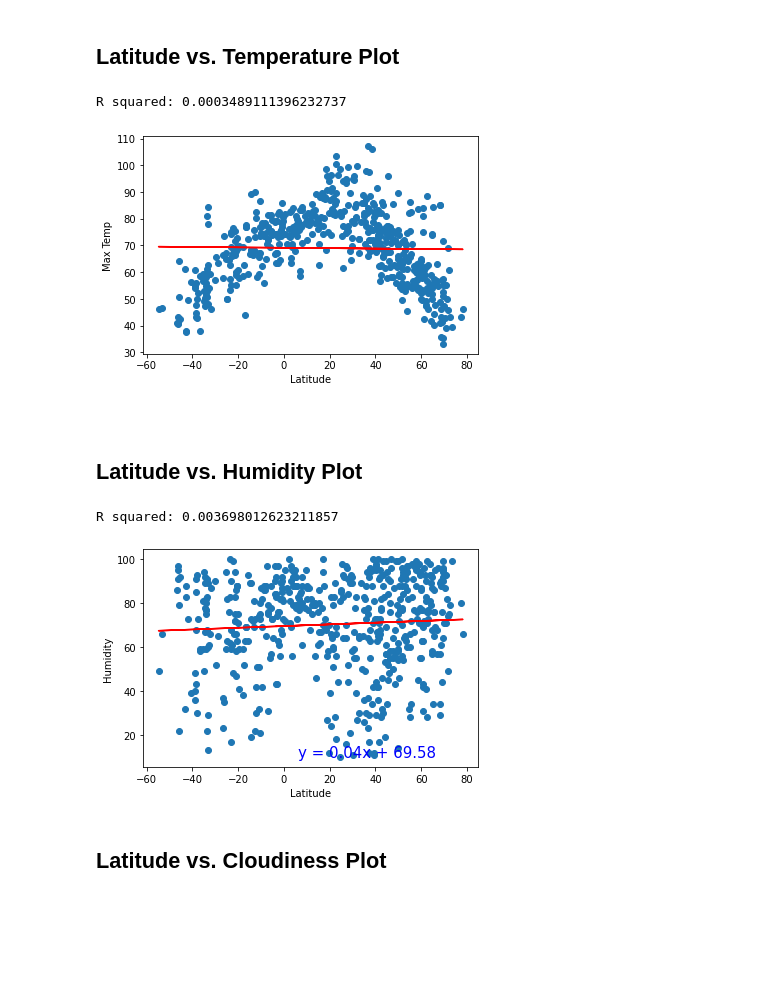
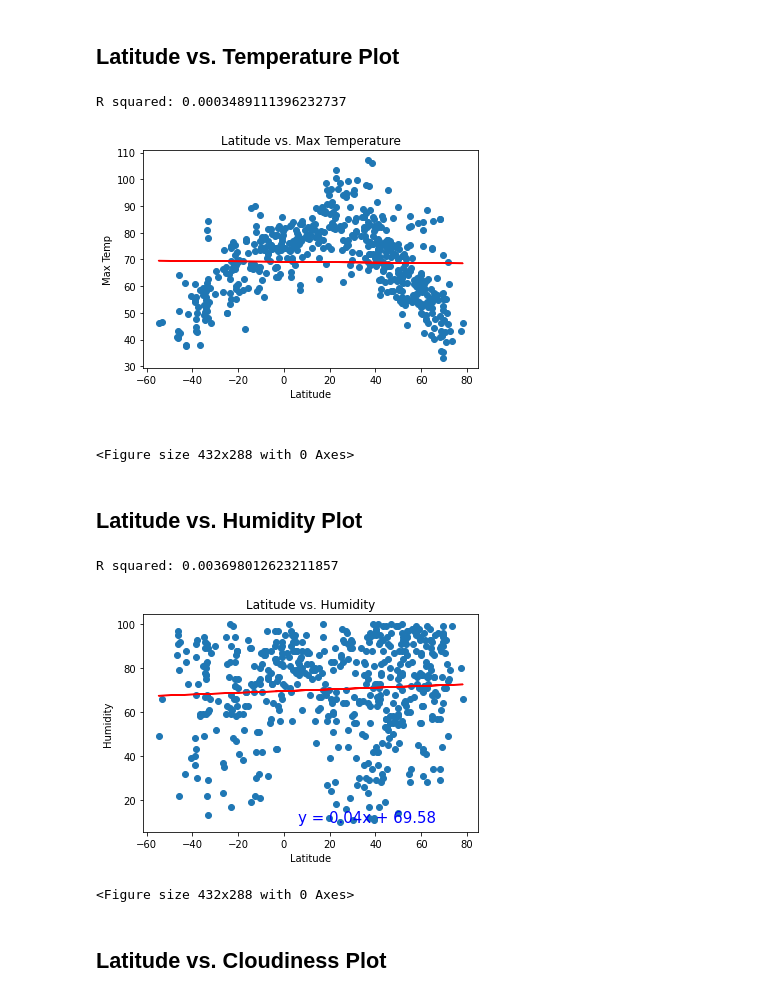
Before and after one commit to anajuarezar/python-api-challenge, a Jupyter notebook: WeatherPy/WeatherPy.ipynb, the cells around one changed output. Drawn from its saved outputs; the diff is of its cells as text; code cells hidden in the pictures; blank space fills up the shorter version.

```diff
--- a/WeatherPy/WeatherPy.ipynb
+++ b/WeatherPy/WeatherPy.ipynb
@@ -228,65 +240,68 @@ new_cities
 # %% [markdown]
 ## Latitude vs. Temperature Plot
 # %%
-## Convert to floats and store Latitude and Temperature as x and y values
+# We convert to floats and store Latitude and Temperature as x and y values
 x_values = new_cities['Lat'].astype('float')
 y_values = new_cities['Max Temp'].astype('float')
 
-# Run linear regression
+# Now we run linear regression with the converted values
 (slope, intercept, rvalue, pvalue, stderr) = linregress(x_values, y_values)
 regress_values = x_values * slope + intercept
 line_eq = "y = " + str(round(slope,2)) + "x + " + str(round(intercept,2))
 
-# Plot scatter plot
+# We plot scatter plot
 plt.scatter(x_values,y_values)
 
-# Plot regression line
+# We create the regression line
 plt.plot(x_values,regress_values,"r-")
 plt.annotate(line_eq,(6,10),fontsize=15,color="blue")
 
-# Label plot
+# We add the labels
+plt.title("Latitude vs. Max Temperature")
 plt.xlabel('Latitude')
 plt.ylabel('Max Temp')
 
-# Print r square value
+# We print r square value
 print(f"R squared: {rvalue**2}")
 
-# Show plot
+# We show our plot
 plt.show()
+
+# We save the plot
+plt.savefig("Plots/LatitudevsMaxTemperature.png")
 # %% [output]
 R squared: 0.0003489111396232737
-[figure, old version]
+[figure, new version]
+<Figure size 432x288 with 0 Axes>
 # %% [markdown]
 ## Latitude vs. Humidity Plot
 # %%
-## Convert to floats and store Latitude and Temperature as x and y values
+# We repeat the previous step with the new variables.
+
 x_values = new_cities['Lat'].astype('float')
 y_values = new_cities['Humidity'].astype('float')
 
-# Run linear regression
 (slope, intercept, rvalue, pvalue, stderr) = linregress(x_values, y_values)
 regress_values = x_values * slope + intercept
 line_eq = "y = " + str(round(slope,2)) + "x + " + str(round(intercept,2))
 
-# Plot scatter plot
 plt.scatter(x_values,y_values)
 
-# Plot regression line
 plt.plot(x_values,regress_values,"r-")
 plt.annotate(line_eq,(6,10),fontsize=15,color="blue")
 
-# Label plot
+plt.title("Latitude vs. Humidity")
 plt.xlabel('Latitude')
 plt.ylabel('Humidity')
 
-# Print r square value
 print(f"R squared: {rvalue**2}")
 
-# Show plot
 plt.show()
+plt.savefig("Plots/LatitudevsHumidity.png")
 # %% [output]
 R squared: 0.003698012623211857
-[figure, old version]
+[figure, new version]
+<Figure size 432x288 with 0 Axes>
 # %% [markdown]
 ## Latitude vs. Cloudiness Plot
 # %%
```
Also changed, not shown: parts of 15 cells of this notebook, 12 other files.
